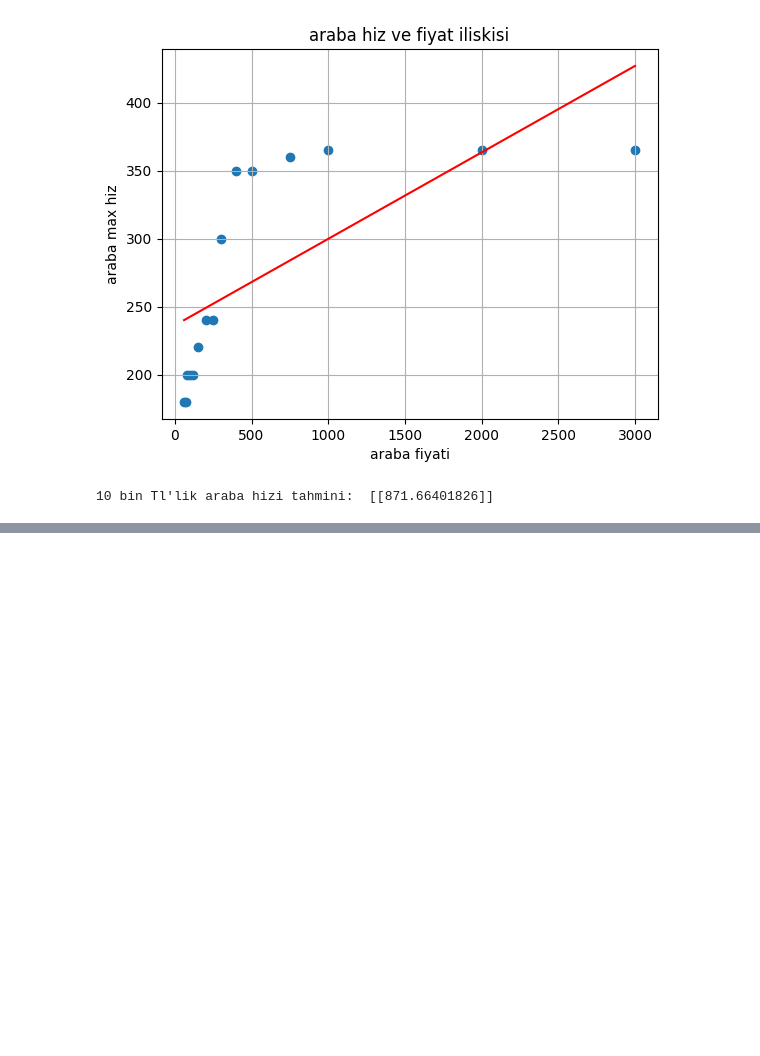
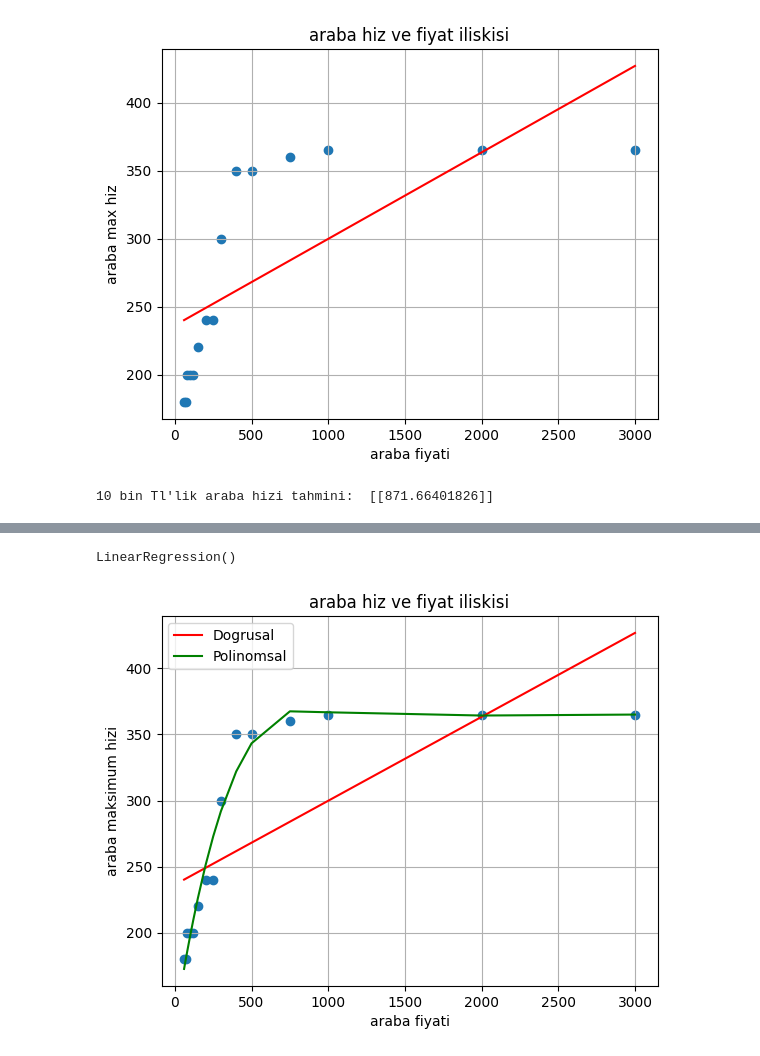
Before and after one commit to EmreUludag0/BTK-VeriBilimiMakineOgrenimiBootcamp, a Jupyter notebook: pythonMakineOgrenmesi/makineOgrenimi3.ipynb, the cells around one changed output, grey strips where cells are left out. Drawn from its saved outputs; the diff is of its cells as text; code cells hidden in the pictures; blank space fills up the shorter version.

Commit message:
Polinomsal Regresyon

```diff
--- a/pythonMakineOgrenmesi/makineOgrenimi3.ipynb
+++ b/pythonMakineOgrenmesi/makineOgrenimi3.ipynb
@@ -62,3 +62,8 @@ print("10 bin Tl'lik araba hizi tahmini: ",lr.predict((np.array([araba_fiyati]).
 # %% [output]
 [figure]
 10 bin Tl'lik araba hizi tahmini:  [[871.66401826]]
+# %%
+#polinomsal özellikler
+polinom_regresyon = PolynomialFeatures(degree=4) #4. dereceden polinom
+x_polinom = polinom_regresyon.fit_transform(x)
+x_polinom
@@ -64,0 +88,20 @@ print("10 bin Tl'lik araba hizi tahmini: ",lr.predict((np.array([araba_fiyati]).
+# %%
+lr2 = LinearRegression()
+lr2.fit(x_polinom,y)
+# %% [output]
+LinearRegression()
+# %%
+#tahmin
+y_tahmin2 = lr2.predict(x_polinom)
+
+plt.scatter(x,y)
+plt.plot(x,y_tahmin,color="red", label= "Dogrusal")
+plt.plot(x,y_tahmin2,color = "green", label="Polinomsal")
+plt.legend()
+plt.ylabel("araba maksimum hizi")
+plt.xlabel("araba fiyati")
+plt.title("araba hiz ve fiyat iliskisi")
+plt.grid(True)
+plt.show()
+# %% [output]
+[figure, added]
```
Also changed, not shown: parts of 1 cell of this notebook.
